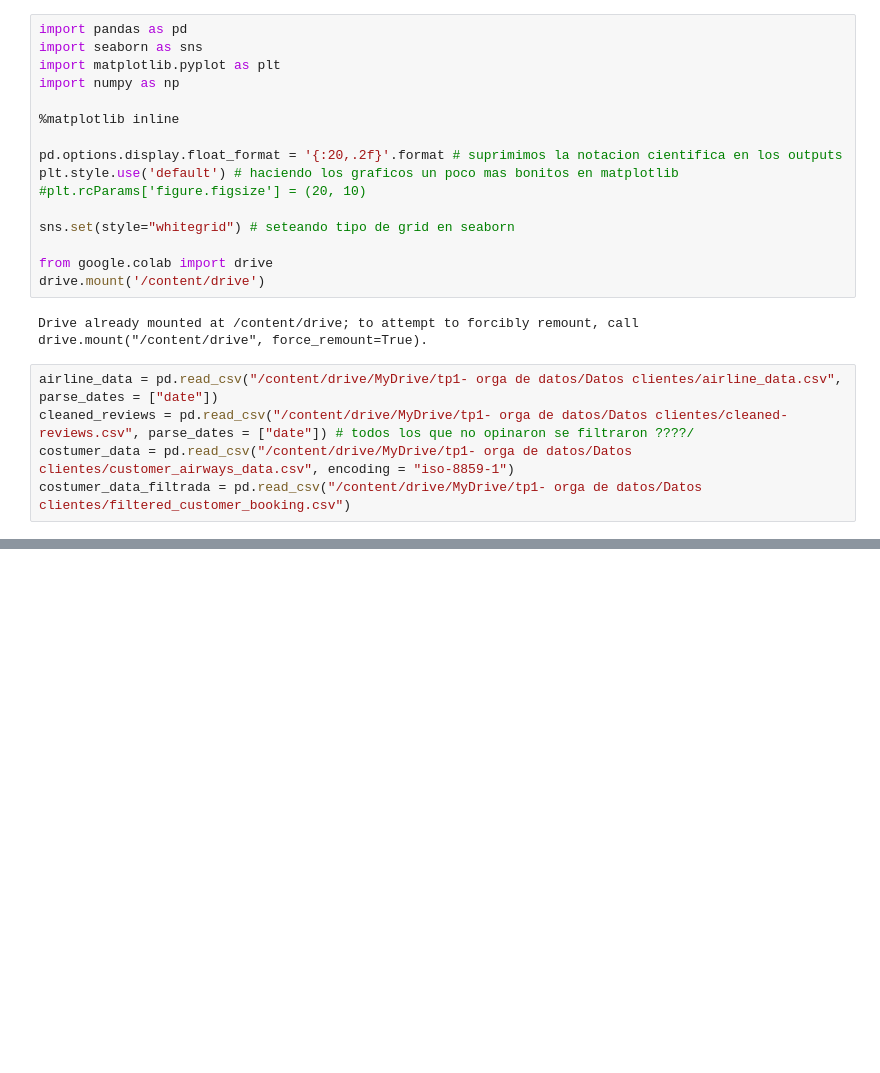
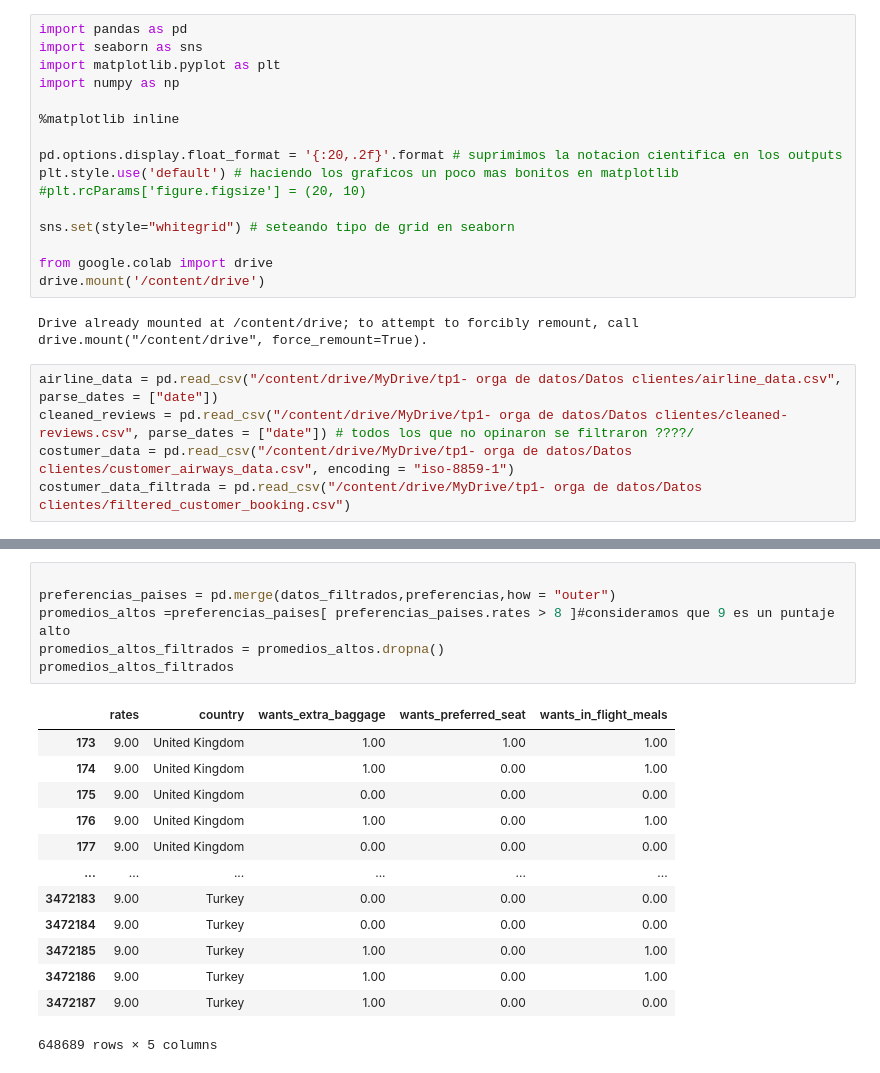
Before and after one commit to BeltranMal/tp1_orga_de_datos, a Jupyter notebook: TP1_Orga_de_datos..ipynb, the cells around one changed output, grey strips where cells are left out. Saved outputs shown, nothing was run; the diff lists cells and outputs as text; blank space fills up the shorter version.

```diff
--- a/TP1_Orga_de_datos.ipynb
+++ b/TP1_Orga_de_datos..ipynb
@@ -109,0 +56,20 @@ ValueError: Unable to parse string "None" at position 3048
+# %%
+
+preferencias_paises = pd.merge(datos_filtrados,preferencias,how = "outer")
+promedios_altos =preferencias_paises[ preferencias_paises.rates > 8 ]#consideramos que 9 es un puntaje alto
+promedios_altos_filtrados = promedios_altos.dropna()
+promedios_altos_filtrados
+# %% [output]
+|  | rates | country | wants_extra_baggage | wants_preferred_seat | wants_in_flight_meals |
+| 173 | 9.00 | United Kingdom | 1.00 | 1.00 | 1.00 |
+| 174 | 9.00 | United Kingdom | 1.00 | 0.00 | 1.00 |
+| 175 | 9.00 | United Kingdom | 0.00 | 0.00 | 0.00 |
+| 176 | 9.00 | United Kingdom | 1.00 | 0.00 | 1.00 |
+| 177 | 9.00 | United Kingdom | 0.00 | 0.00 | 0.00 |
+| ... | ... | ... | ... | ... | ... |
+| 3472183 | 9.00 | Turkey | 0.00 | 0.00 | 0.00 |
+| 3472184 | 9.00 | Turkey | 0.00 | 0.00 | 0.00 |
+| 3472185 | 9.00 | Turkey | 1.00 | 0.00 | 1.00 |
+| 3472186 | 9.00 | Turkey | 1.00 | 0.00 | 1.00 |
+| 3472187 | 9.00 | Turkey | 1.00 | 0.00 | 0.00 |
+648689 rows × 5 columns
```
Also changed, not shown: parts of 11 cells of this notebook, 1 other file.
